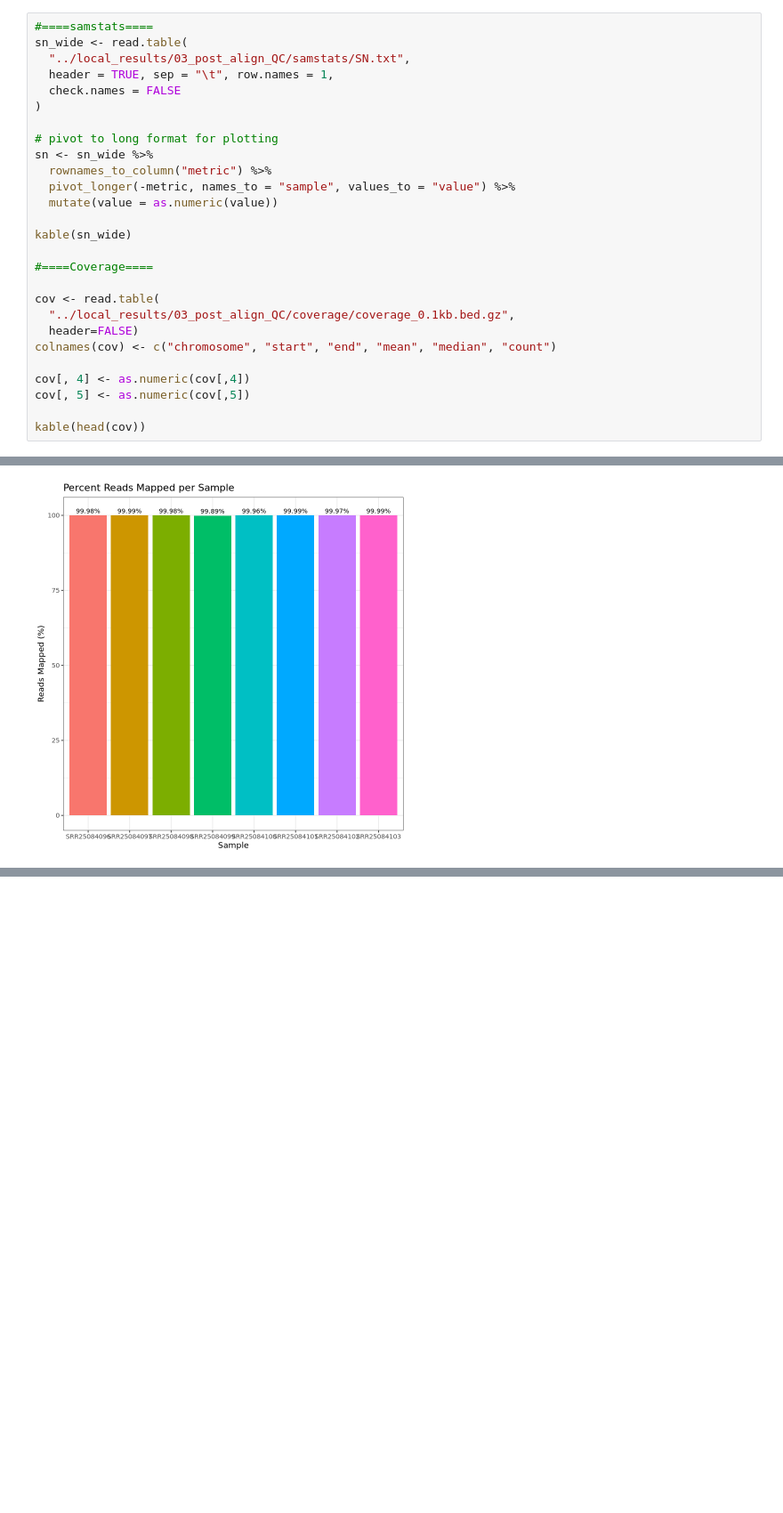
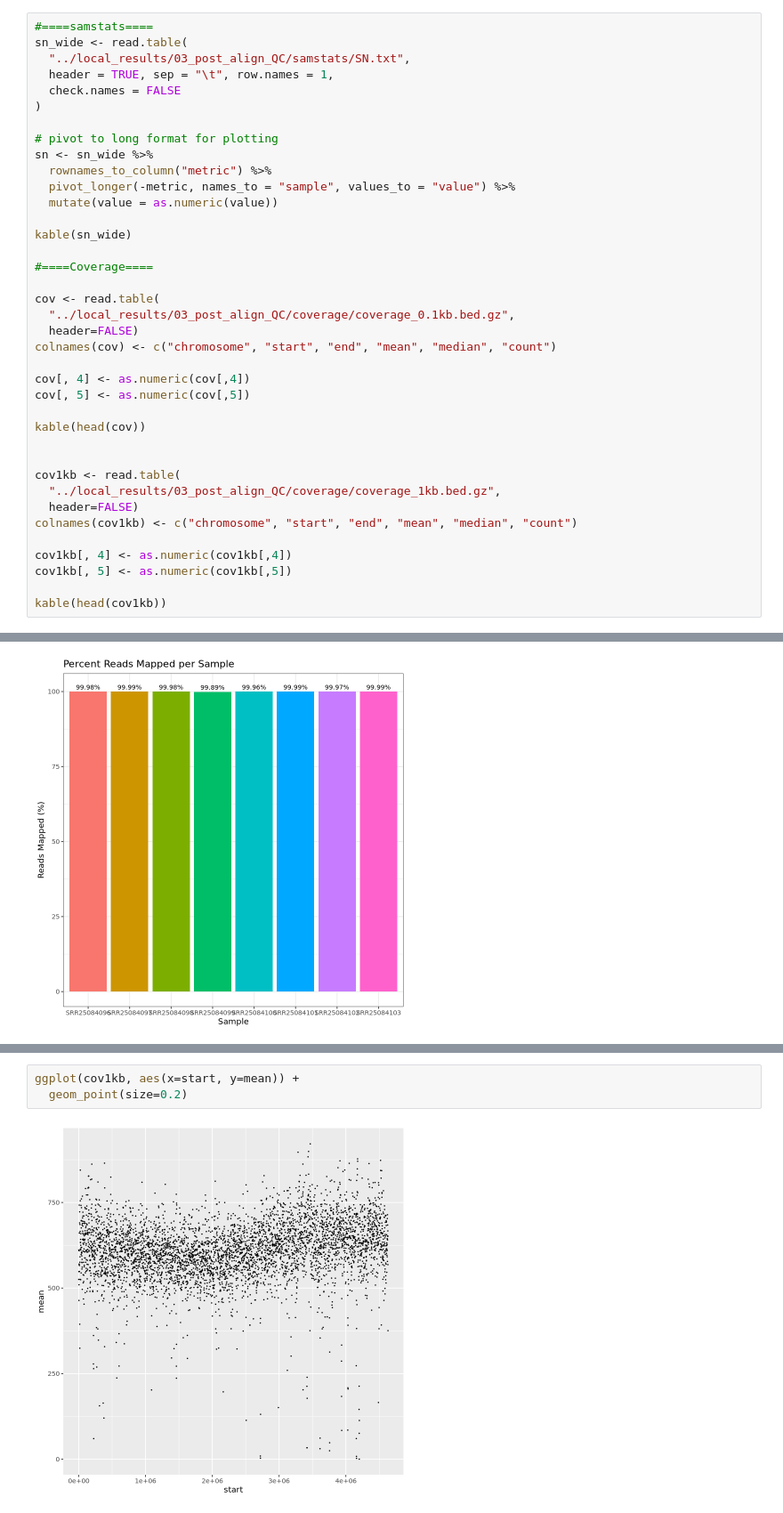
Before and after one commit to mtzingarella/VariantCalling-DenovoAssembly-StudyReplication, a Jupyter notebook: notebooks/Post_Alignment_QC.ipynb, the cells around one changed output, grey strips where cells are left out. Shown at 89% size. Drawn from its saved outputs; the diff is of its cells as text; blank space fills up the shorter version.

Commit message:
complete post alignment qc notebook

```diff
--- a/notebooks/Post_Alignment_QC.ipynb
+++ b/notebooks/Post_Alignment_QC.ipynb
@@ -43,6 +32,17 @@ cov[, 4] <- as.numeric(cov[,4])
 cov[, 5] <- as.numeric(cov[,5])
 
 kable(head(cov))
+
+
+cov1kb <- read.table(
+  "../local_results/03_post_align_QC/coverage/coverage_1kb.bed.gz",
+  header=FALSE)
+colnames(cov1kb) <- c("chromosome", "start", "end", "mean", "median", "count")
+
+cov1kb[, 4] <- as.numeric(cov1kb[,4])
+cov1kb[, 5] <- as.numeric(cov1kb[,5])
+
+kable(head(cov1kb))
 # %% [output]
 |:----------------------------------------|------------:|------------:|------------:|------------:|------------:|------------:|------------:|------------:|
 |raw total sequences:                     | 3.333944e+06| 1.986344e+06| 1.284020e+06| 1.285682e+06| 1.285086e+06| 3.039460e+06| 1.597786e+06| 1.732284e+06|
@@ -199,0 +233,5 @@ Warning message:
+# %%
+ggplot(cov1kb, aes(x=start, y=mean)) +
+  geom_point(size=0.2)
+# %% [output]
+[figure, added]
```
Also changed, not shown: parts of 10 cells of this notebook.
